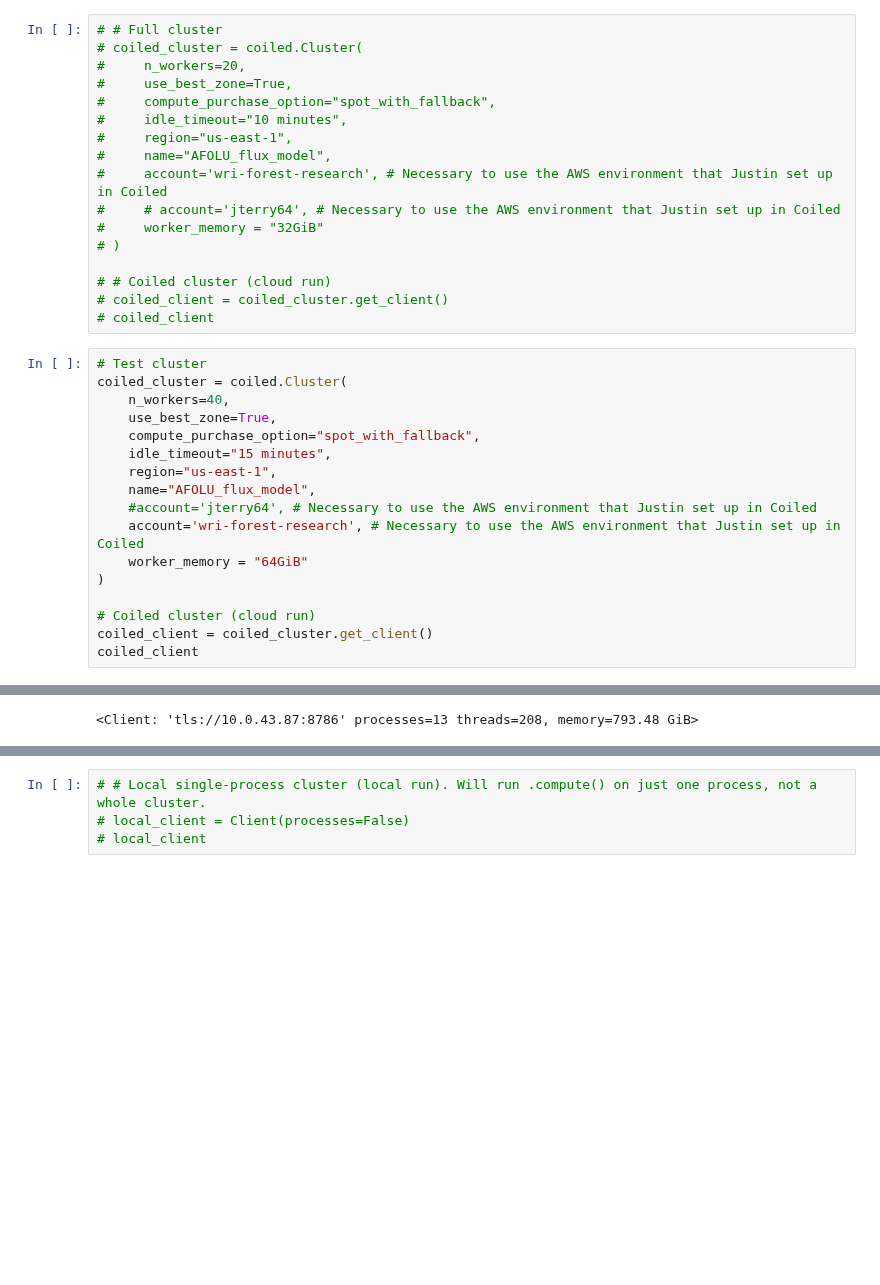
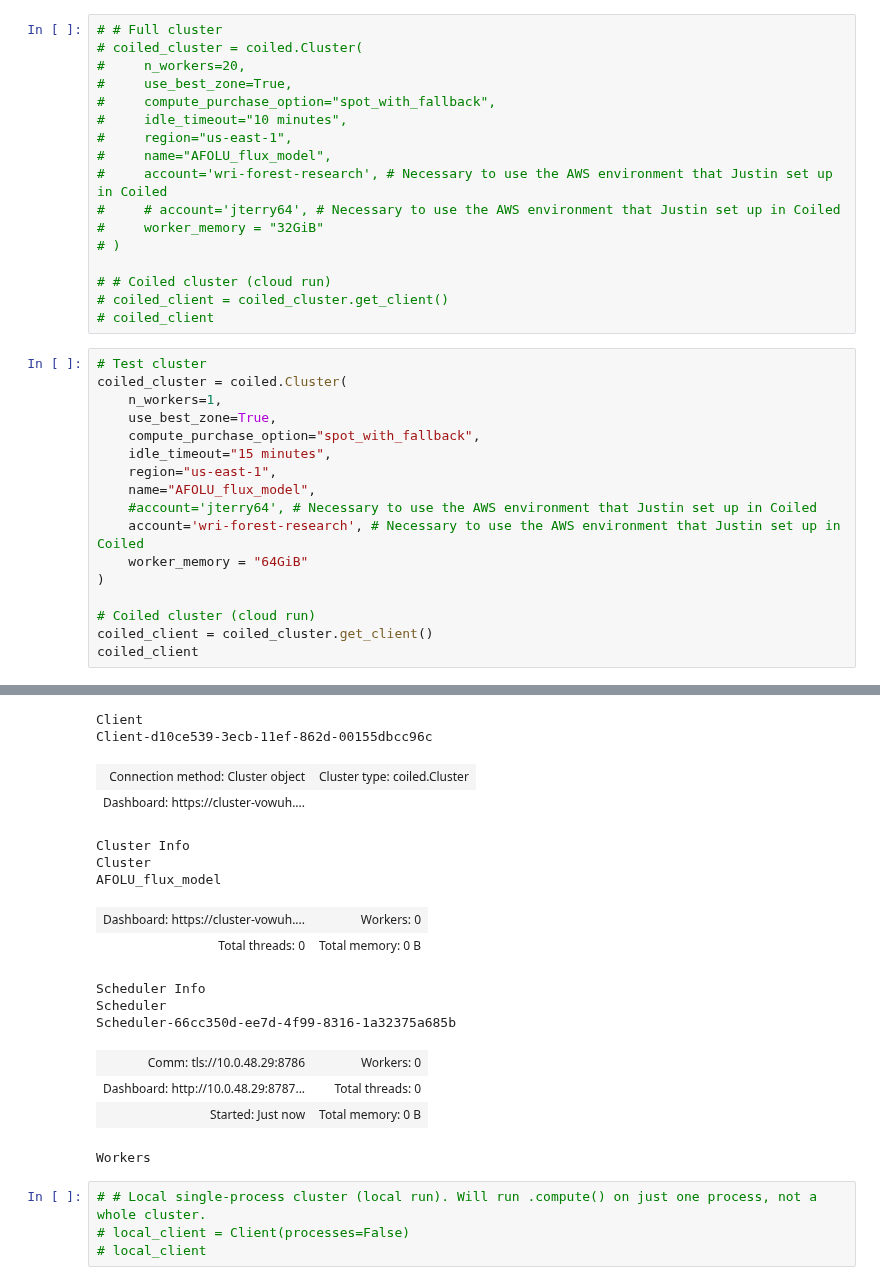
Before and after one commit to wri/AFOLU_GHG_flux_model, a Jupyter notebook: src/notebooks/utilities_and_variables.ipynb, the cells around one changed output, grey strips where cells are left out. Drawn from its saved outputs; the diff is of its cells as text; blank space fills up the shorter version.

```diff
--- a/src/notebooks/utilities_and_variables.ipynb
+++ b/src/notebooks/utilities_and_variables.ipynb
@@ -55,7 +55,7 @@ from numba.core import types
 # %%
 # Test cluster
 coiled_cluster = coiled.Cluster(
-    n_workers=40,
+    n_workers=1,
     use_best_zone=True,
     compute_purchase_option="spot_with_fallback",
     idle_timeout="15 minutes",
@@ -75,3 +77,2 @@ coiled_client
 [interactive output not drawn]
 [interactive output not drawn]
-<Client: 'tls://10.0.43.87:8786' processes=13 threads=208, memory=793.48 GiB>
@@ -78,3 +80,19 @@ coiled_client
+Client
+Client-d10ce539-3ecb-11ef-862d-00155dbcc96c
+| Connection method: Cluster object | Cluster type: coiled.Cluster |
+| Dashboard: https://cluster-vowuh.... |  |
+Cluster Info
+Cluster
+AFOLU_flux_model
+| Dashboard: https://cluster-vowuh.... | Workers: 0 |
+| Total threads: 0 | Total memory: 0 B |
+Scheduler Info
+Scheduler
+Scheduler-66cc350d-ee7d-4f99-8316-1a32375a685b
+| Comm: tls://10.0.48.29:8786 | Workers: 0 |
+| Dashboard: http://10.0.48.29:8787... | Total threads: 0 |
+| Started: Just now | Total memory: 0 B |
+Workers
 # %%
 # # Local single-process cluster (local run). Will run .compute() on just one process, not a whole cluster.
 # local_client = Client(processes=False)
```
Also changed, not shown: parts of 1 cell of this notebook, 9 other files.
